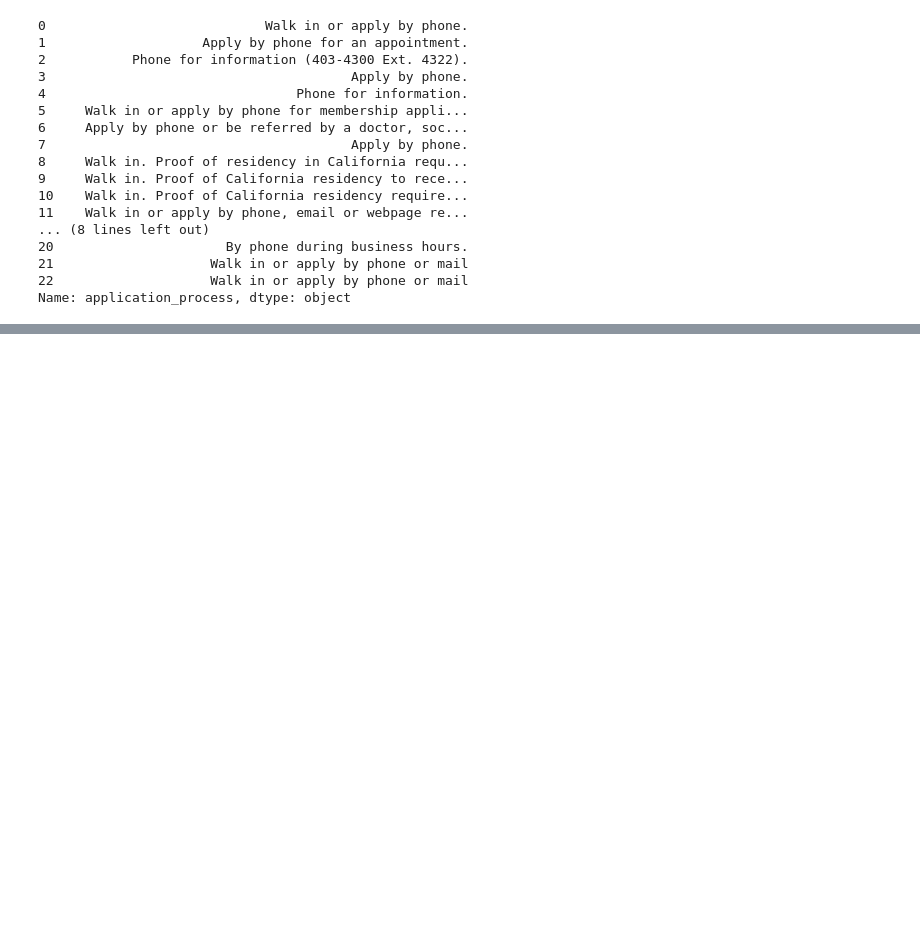
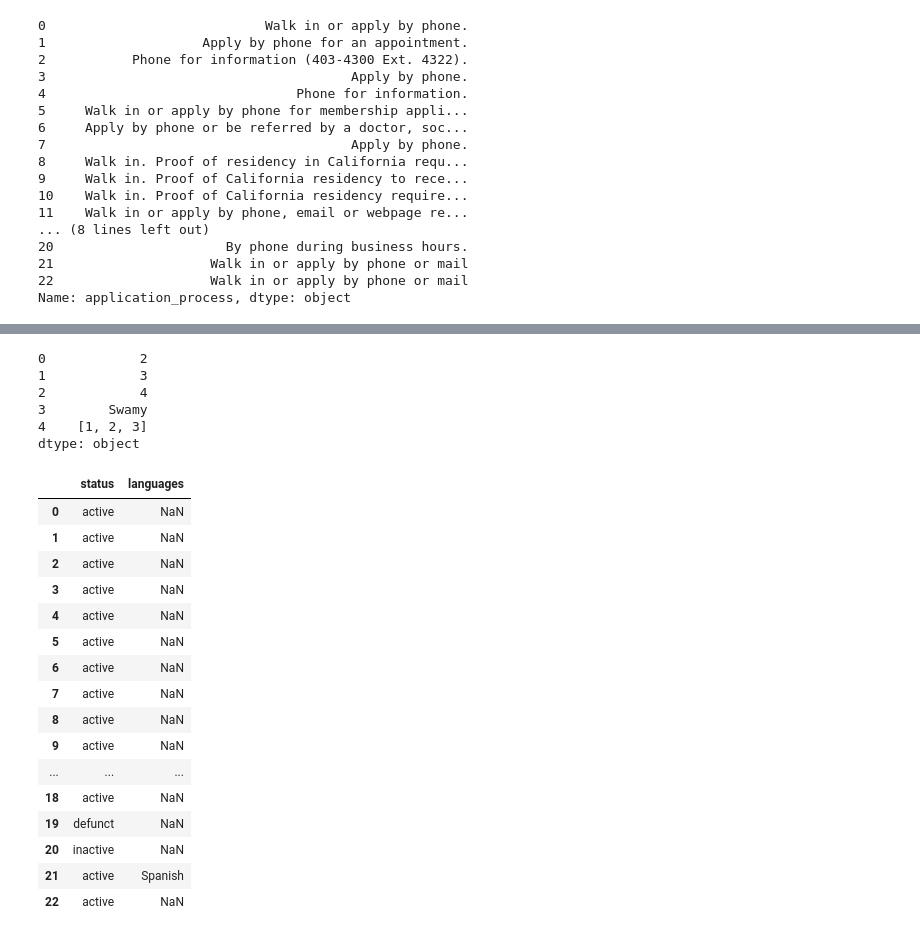
Before and after one commit to MuthuswamyNadar/Python-DSA, a Jupyter notebook: Python(pandas)/Pandas_basics.ipynb, the cells around one changed output, grey strips where cells are left out. Drawn from its saved outputs; the diff is of its cells as text; code cells hidden in the pictures; blank space fills up the shorter version.

```diff
--- a/Python(pandas)/Pandas_basics.ipynb
+++ b/Python(pandas)/Pandas_basics.ipynb
@@ -349,0 +478,31 @@ Name: application_process, dtype: object
+# %%
+s.reset_index(drop=True)
+# %% [output]
+0            2
+1            3
+2            4
+3        Swamy
+4    [1, 2, 3]
+dtype: object
+# %%
+# -------------- Accesing the multiple dimesions
+
+df[["status","languages"]]
+# %% [output]
+|  | status | languages |
+| 0 | active | NaN |
+| 1 | active | NaN |
+| 2 | active | NaN |
+| 3 | active | NaN |
+| 4 | active | NaN |
+| 5 | active | NaN |
+| 6 | active | NaN |
+| 7 | active | NaN |
+| 8 | active | NaN |
+| 9 | active | NaN |
+| ... | ... | ... |
+| 18 | active | NaN |
+| 19 | defunct | NaN |
+| 20 | inactive | NaN |
+| 21 | active | Spanish |
+| 22 | active | NaN |
```
Also changed, not shown: parts of 13 cells of this notebook, 1 other file.
